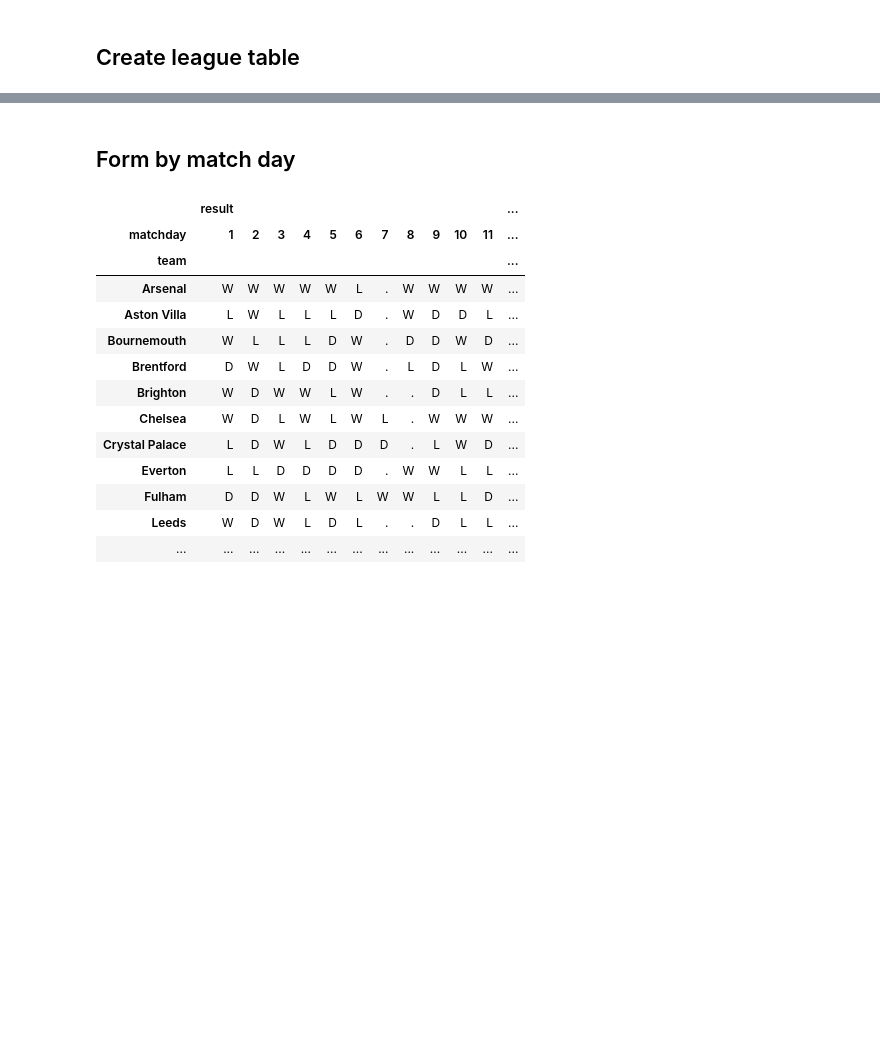
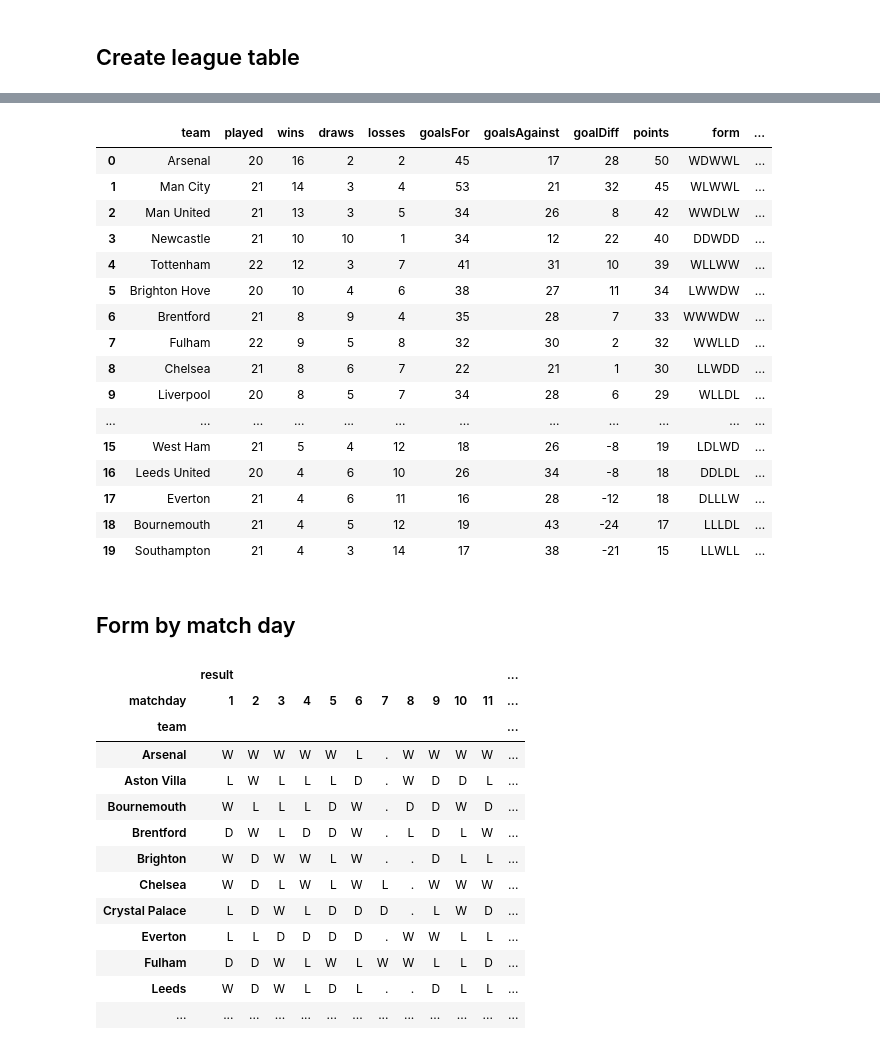
Before and after one commit to solstice035/footballdash, a Jupyter notebook: code/notebooks/results_api.ipynb, the cells around one changed output, grey strips where cells are left out. Cells and saved outputs as stored; diff of their text form; code cells hidden in the pictures; blank space fills up the shorter version.

```diff
--- a/code/notebooks/results_api.ipynb
+++ b/code/notebooks/results_api.ipynb
@@ -129,18 +129,6 @@ df.head()
 | 2 | 416378 | 2022-08-06 14:00:00+00:00 | FINISHED | 1 | Tottenham | Southampton | 4 | ... |
 | 3 | 416379 | 2022-08-06 14:00:00+00:00 | FINISHED | 1 | Newcastle | Nottingham | 2 | ... |
 | 4 | 416381 | 2022-08-06 14:00:00+00:00 | FINISHED | 1 | Leeds United | Wolverhampton | 2 | ... |
-# %%
-# Rename the team names to simplify
-# create dictionary
-team_names = {
-    'Brighton Hove': 'Brighton',
-    'Leeds United': 'Leeds',
-    'Leicester City': 'Leicester',
-    'Wolverhampton': 'Wolves'
-}
-# replace values
-df['homeTeam.shortName'] = df['homeTeam.shortName'].replace(team_names)
-df['awayTeam.shortName'] = df['awayTeam.shortName'].replace(team_names)
 # %% [markdown]
 ## Pivot results
 # %%
@@ -489,6 +477,30 @@ df_league.head(20)
 | 17 | 18 | ▲ | <img src="https://upload.wikimedi... | Everton | 21 | 4 | 6 | 11 | 16 | ... |
 | 18 | 19 | ▼ | <img src="https://upload.wikimedi... | Bournemouth | 21 | 4 | 5 | 12 | 19 | ... |
 | 19 | 20 | = | <img src="https://upload.wikimedi... | Southampton | 21 | 4 | 3 | 14 | 17 | ... |
+# %%
+# Add df_ncl to df_league on left on team, right on opponent
+df_league = df_league.merge(df_ncl, left_on='team', right_on='opponent', how='left')
+# drop opponent column
+df_league = df_league.drop(['opponent'], axis=1)
+df_league.head(20)
+# %% [output]
+|  | team | played | wins | draws | losses | goalsFor | goalsAgainst | goalDiff | points | form | ... |
+| 0 | Arsenal | 20 | 16 | 2 | 2 | 45 | 17 | 28 | 50 | WDWWL | ... |
+| 1 | Man City | 21 | 14 | 3 | 4 | 53 | 21 | 32 | 45 | WLWWL | ... |
+| 2 | Man United | 21 | 13 | 3 | 5 | 34 | 26 | 8 | 42 | WWDLW | ... |
+| 3 | Newcastle | 21 | 10 | 10 | 1 | 34 | 12 | 22 | 40 | DDWDD | ... |
+| 4 | Tottenham | 22 | 12 | 3 | 7 | 41 | 31 | 10 | 39 | WLLWW | ... |
+| 5 | Brighton Hove | 20 | 10 | 4 | 6 | 38 | 27 | 11 | 34 | LWWDW | ... |
+| 6 | Brentford | 21 | 8 | 9 | 4 | 35 | 28 | 7 | 33 | WWWDW | ... |
+| 7 | Fulham | 22 | 9 | 5 | 8 | 32 | 30 | 2 | 32 | WWLLD | ... |
+| 8 | Chelsea | 21 | 8 | 6 | 7 | 22 | 21 | 1 | 30 | LLWDD | ... |
+| 9 | Liverpool | 20 | 8 | 5 | 7 | 34 | 28 | 6 | 29 | WLLDL | ... |
+| ... | ... | ... | ... | ... | ... | ... | ... | ... | ... | ... | ... |
+| 15 | West Ham | 21 | 5 | 4 | 12 | 18 | 26 | -8 | 19 | LDLWD | ... |
+| 16 | Leeds United | 20 | 4 | 6 | 10 | 26 | 34 | -8 | 18 | DDLDL | ... |
+| 17 | Everton | 21 | 4 | 6 | 11 | 16 | 28 | -12 | 18 | DLLLW | ... |
+| 18 | Bournemouth | 21 | 4 | 5 | 12 | 19 | 43 | -24 | 17 | LLLDL | ... |
+| 19 | Southampton | 21 | 4 | 3 | 14 | 17 | 38 | -21 | 15 | LLWLL | ... |
 # %% [markdown]
 ## Form by match day
 # %%
```
Also changed, not shown: parts of 1 cell of this notebook.
